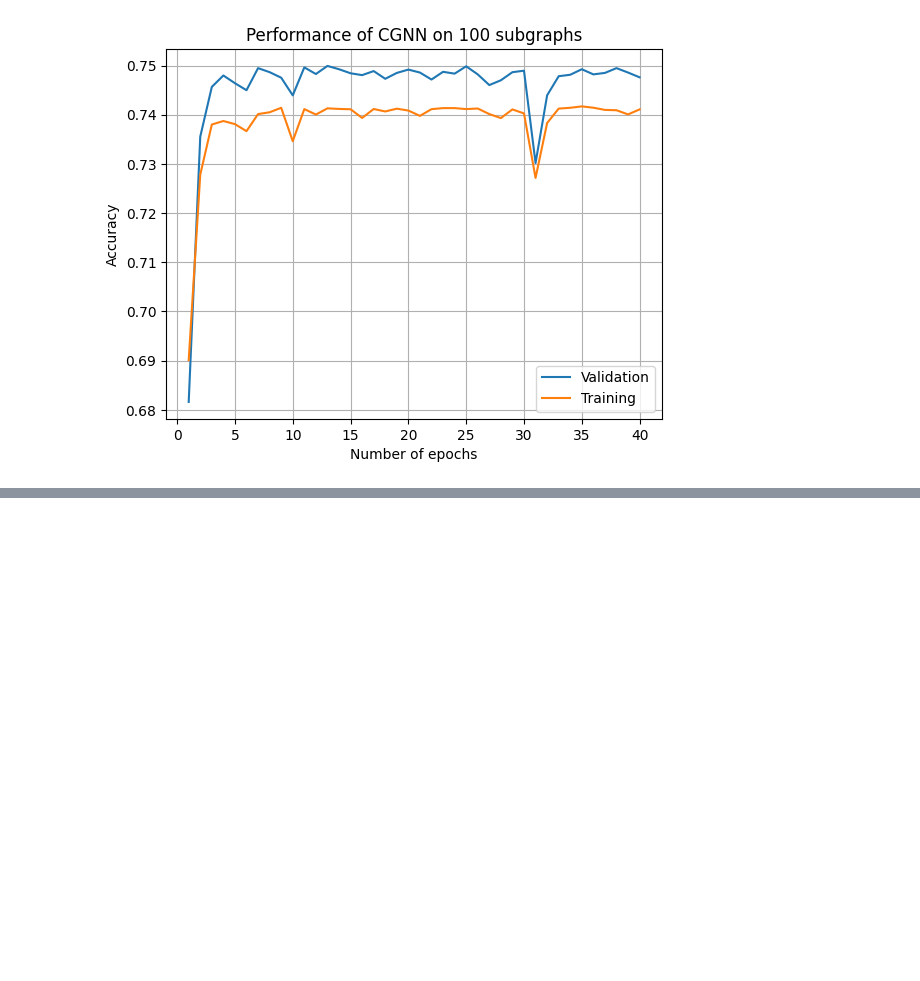
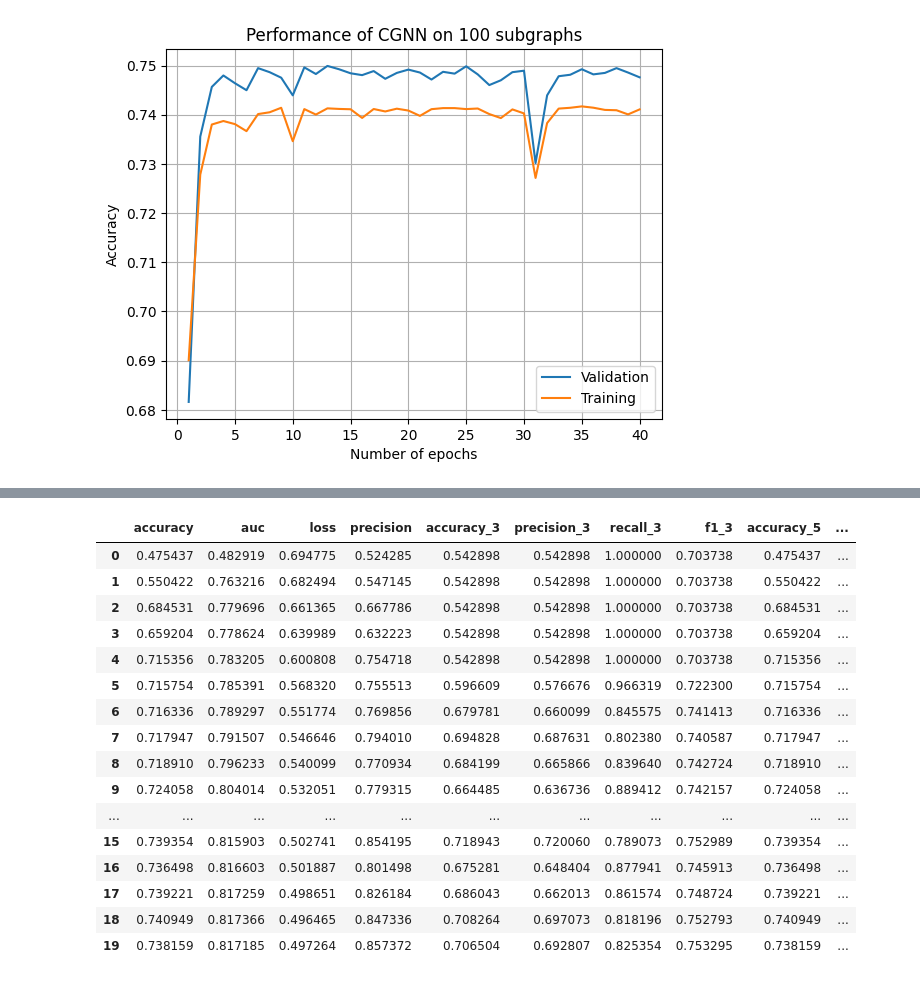
Before and after one commit to boboboon/qtrkx-gnn-tracking, a Jupyter notebook: notebooks/classical_plotter.ipynb, the cells around one changed output, grey strips where cells are left out. Saved outputs shown, nothing was run; the diff lists cells and outputs as text; code cells hidden in the pictures; blank space fills up the shorter version.

```diff
--- a/notebooks/classical_plotter.ipynb
+++ b/notebooks/classical_plotter.ipynb
@@ -104,0 +135,20 @@ plt.show()
+# %%
+validation_data
+# %% [output]
+|  | accuracy | auc | loss | precision | accuracy_3 | precision_3 | recall_3 | f1_3 | accuracy_5 | ... |
+| 0 | 0.475437 | 0.482919 | 0.694775 | 0.524285 | 0.542898 | 0.542898 | 1.000000 | 0.703738 | 0.475437 | ... |
+| 1 | 0.550422 | 0.763216 | 0.682494 | 0.547145 | 0.542898 | 0.542898 | 1.000000 | 0.703738 | 0.550422 | ... |
+| 2 | 0.684531 | 0.779696 | 0.661365 | 0.667786 | 0.542898 | 0.542898 | 1.000000 | 0.703738 | 0.684531 | ... |
+| 3 | 0.659204 | 0.778624 | 0.639989 | 0.632223 | 0.542898 | 0.542898 | 1.000000 | 0.703738 | 0.659204 | ... |
+| 4 | 0.715356 | 0.783205 | 0.600808 | 0.754718 | 0.542898 | 0.542898 | 1.000000 | 0.703738 | 0.715356 | ... |
+| 5 | 0.715754 | 0.785391 | 0.568320 | 0.755513 | 0.596609 | 0.576676 | 0.966319 | 0.722300 | 0.715754 | ... |
+| 6 | 0.716336 | 0.789297 | 0.551774 | 0.769856 | 0.679781 | 0.660099 | 0.845575 | 0.741413 | 0.716336 | ... |
+| 7 | 0.717947 | 0.791507 | 0.546646 | 0.794010 | 0.694828 | 0.687631 | 0.802380 | 0.740587 | 0.717947 | ... |
+| 8 | 0.718910 | 0.796233 | 0.540099 | 0.770934 | 0.684199 | 0.665866 | 0.839640 | 0.742724 | 0.718910 | ... |
+| 9 | 0.724058 | 0.804014 | 0.532051 | 0.779315 | 0.664485 | 0.636736 | 0.889412 | 0.742157 | 0.724058 | ... |
+| ... | ... | ... | ... | ... | ... | ... | ... | ... | ... | ... |
+| 15 | 0.739354 | 0.815903 | 0.502741 | 0.854195 | 0.718943 | 0.720060 | 0.789073 | 0.752989 | 0.739354 | ... |
+| 16 | 0.736498 | 0.816603 | 0.501887 | 0.801498 | 0.675281 | 0.648404 | 0.877941 | 0.745913 | 0.736498 | ... |
+| 17 | 0.739221 | 0.817259 | 0.498651 | 0.826184 | 0.686043 | 0.662013 | 0.861574 | 0.748724 | 0.739221 | ... |
+| 18 | 0.740949 | 0.817366 | 0.496465 | 0.847336 | 0.708264 | 0.697073 | 0.818196 | 0.752793 | 0.740949 | ... |
+| 19 | 0.738159 | 0.817185 | 0.497264 | 0.857372 | 0.706504 | 0.692807 | 0.825354 | 0.753295 | 0.738159 | ... |
```
Also changed, not shown: parts of 5 cells of this notebook, 5 other files.
